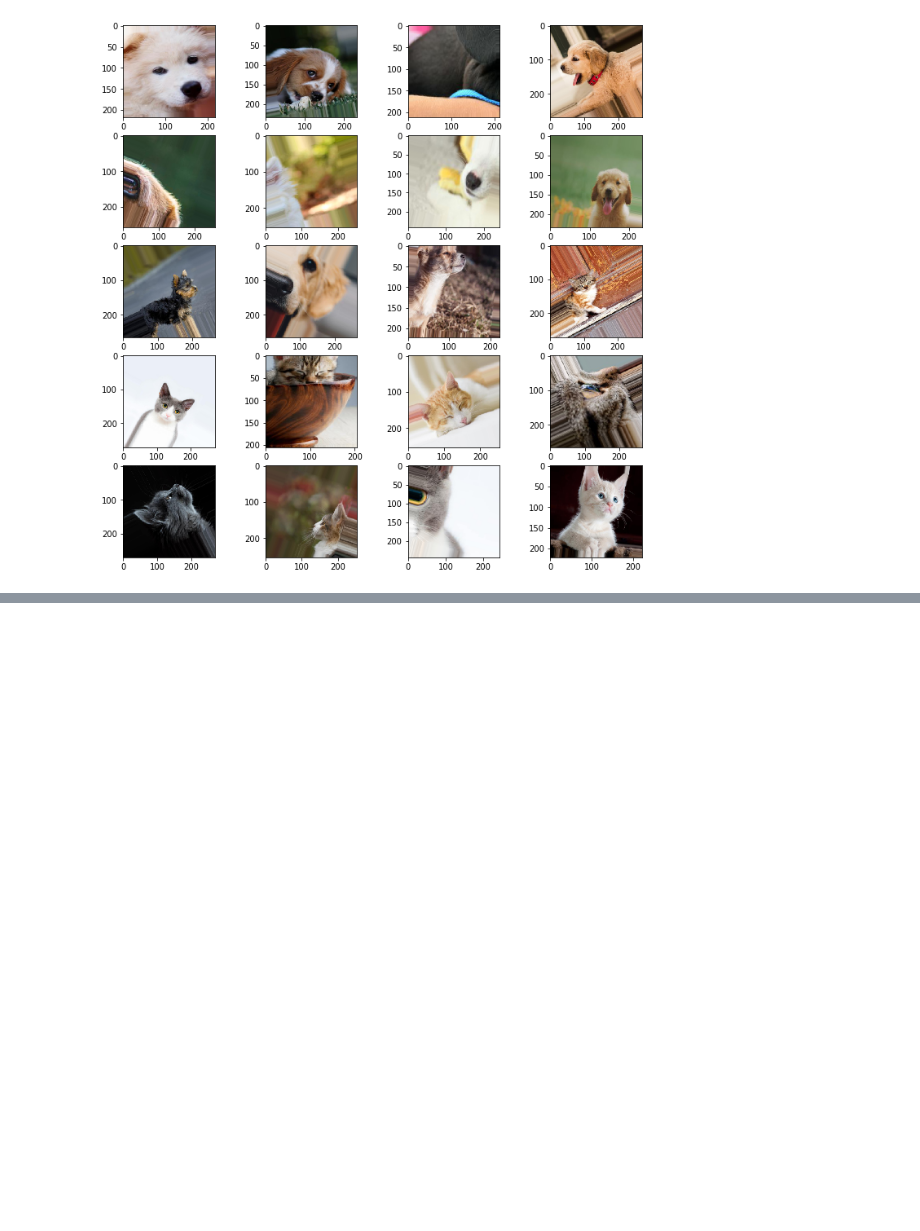
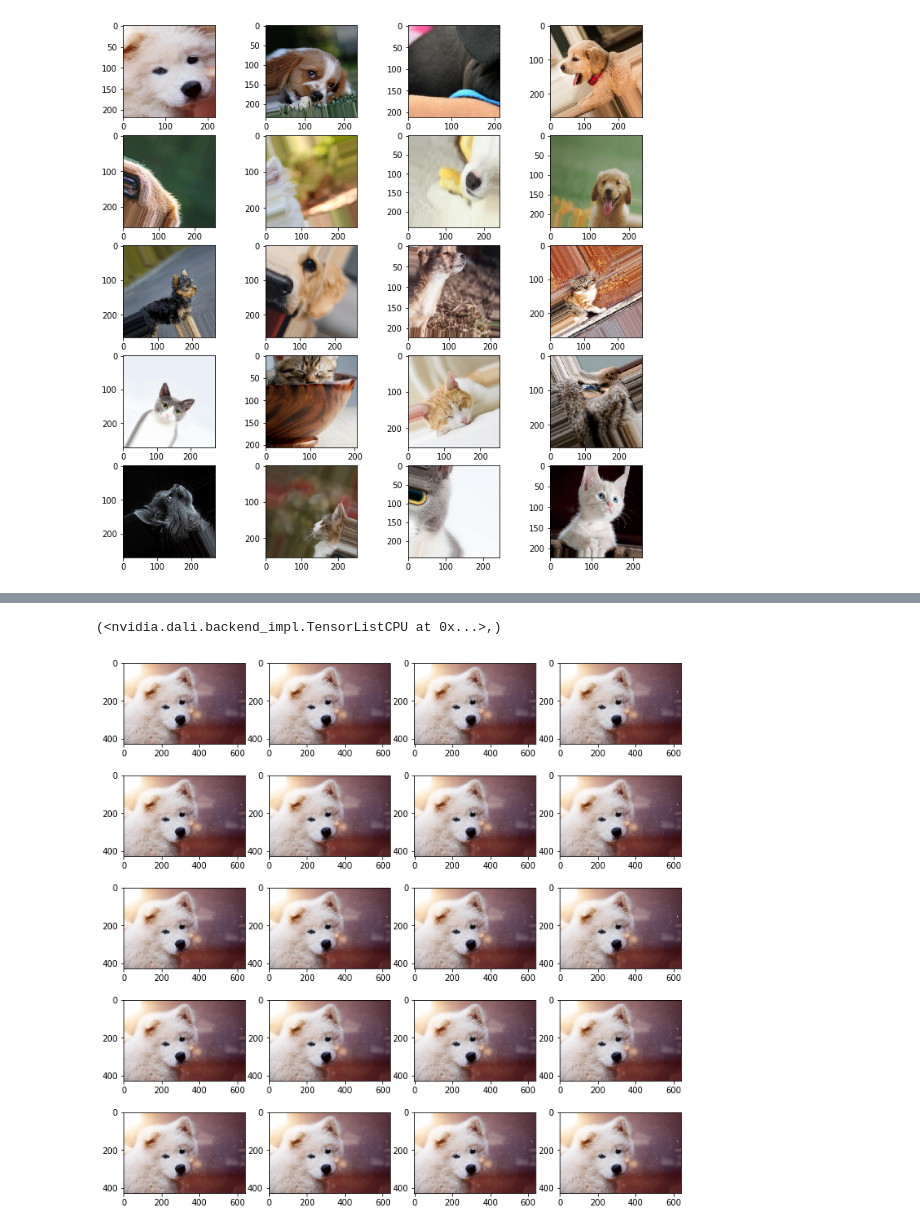
Before and after one commit to WANG-lp/FastGC-icecake, a Jupyter notebook: scripts/dali_external_source.ipynb, the cells around one changed output, grey strips where cells are left out. Cells and saved outputs as stored; diff of their text form; code cells hidden in the pictures; blank space fills up the shorter version.

Commit message:
impl dali_icecake plugin to read dltensor, clean old code

```diff
--- a/scripts/dali_external_source.ipynb
+++ b/scripts/dali_external_source.ipynb
@@ -164,0 +202,33 @@ show_all_imgs(imgs)
+# %%
+class CustomOperatorPipeline(Pipeline):
+    def __init__(self, batch_size, num_threads, device_id):
+        super(CustomOperatorPipeline, self).__init__(batch_size,num_threads,device_id,seed=12)
+        self.read_from_icecake = ops.DaliIcecake()
+        self.rotate = ops.Rotate(device='cpu')
+        self.rng = ops.Uniform(range = (-30.0, 30.0))
+        self.crop = ops.RandomResizedCrop(device='cpu', size=[200,200])
+    def define_graph(self):
+        res = self.read_from_icecake()
+#         res = self.crop(res)
+#         angle = self.rng()
+#         res = self.rotate(res, angle=angle)
+        return res
+# %%
+pipe = CustomOperatorPipeline(batch_size=batch_size, num_threads=2, device_id = 0)
+pipe.build()
+# %%
+pipe_out = pipe.run()
+pipe_out
+# %% [output]
+(<nvidia.dali.backend_impl.TensorListCPU at 0x...>,)
+# %%
+imgs = []
+for i in range(0, 20):
+    pipe_out = pipe.run()
+    im, = pipe_out
+    img=im.at(0)
+    imgs.append(img)
+
+show_all_imgs(imgs)
+# %% [output]
+[figure, added]
```
Also changed, not shown: parts of 6 cells of this notebook, 11 other files.
